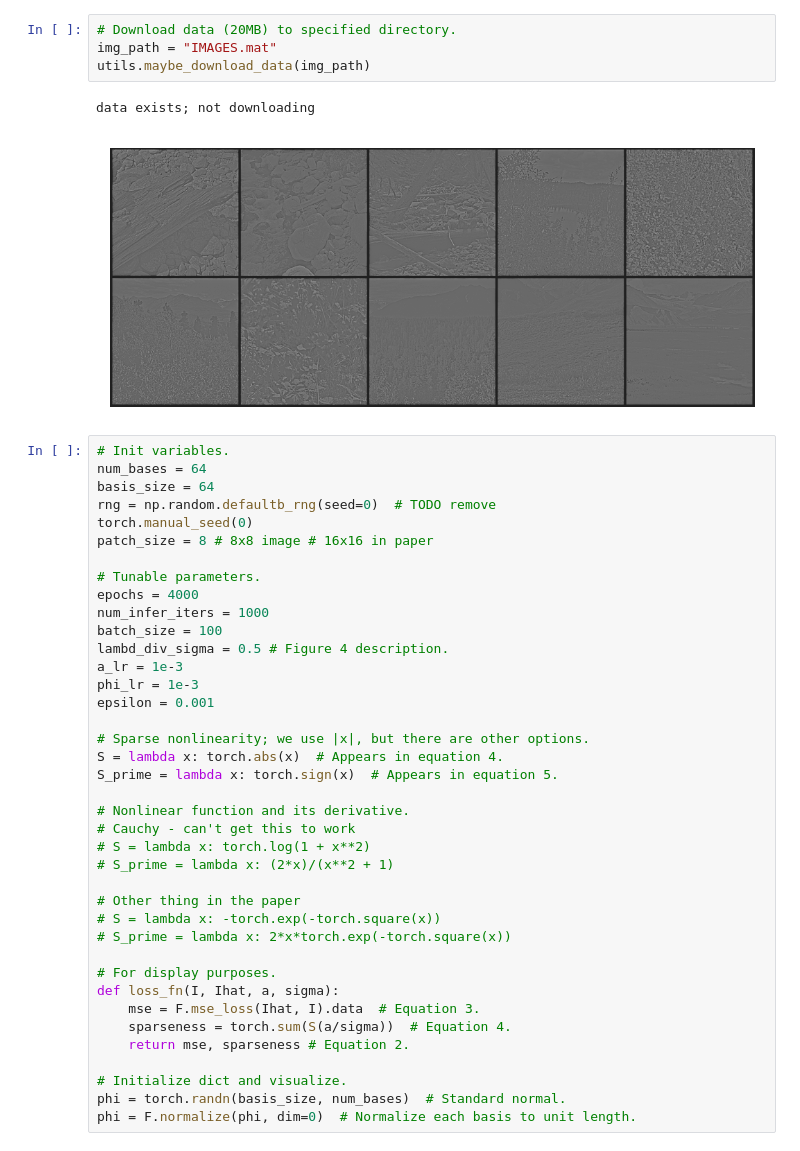
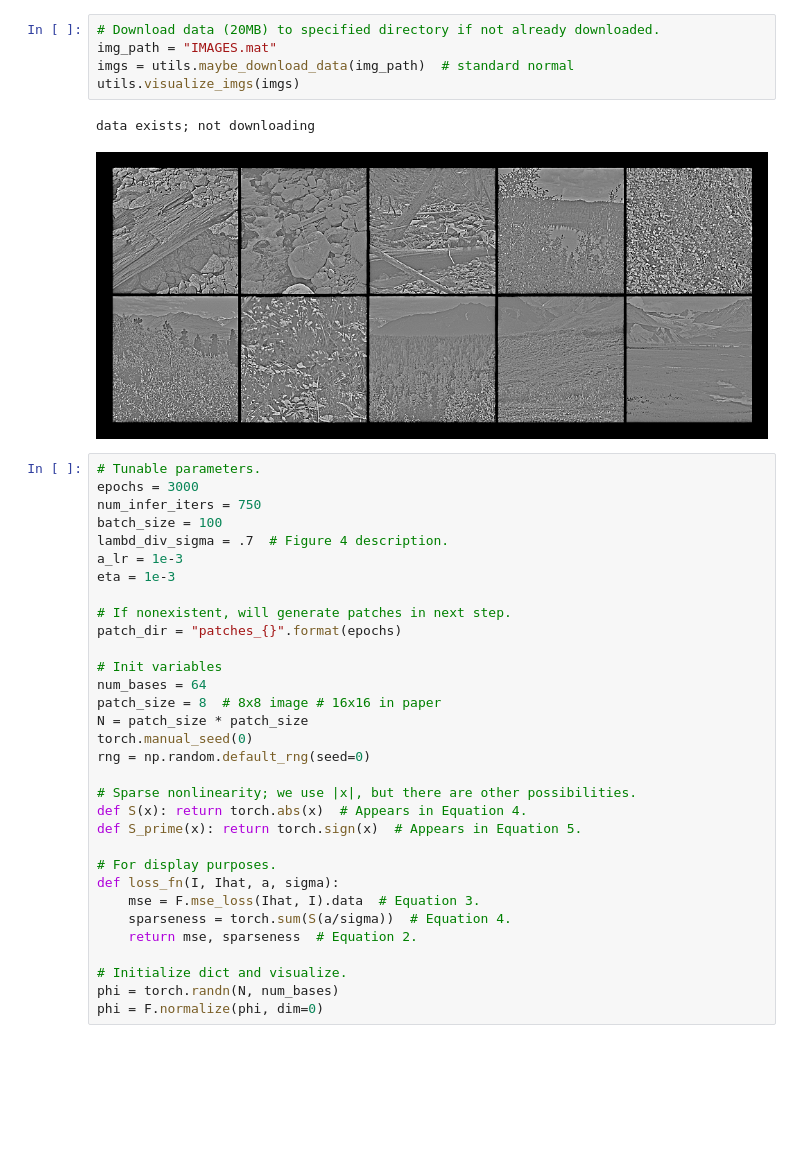
Before and after one commit to 9q9q/vanilla_sc, a Jupyter notebook: sparse_coding_demo.ipynb, the cells around one changed output. Saved outputs shown, nothing was run; the diff lists cells and outputs as text; blank space fills up the shorter version.

Commit message:
parameter fixes

```diff
--- a/sparse_coding_demo.ipynb
+++ b/sparse_coding_demo.ipynb
@@ -20,46 +16,40 @@ The autoreload extension is already loaded. To reload it, use:
 # %%
-# Download data (20MB) to specified directory.
+# Download data (20MB) to specified directory if not already downloaded.
 img_path = "IMAGES.mat"
-utils.maybe_download_data(img_path)
+imgs = utils.maybe_download_data(img_path)  # standard normal
+utils.visualize_imgs(imgs)
 # %% [output]
 data exists; not downloading
-[figure, old version]
+[figure, new version]
 # %%
-# Init variables.
+# Tunable parameters.
+epochs = 3000
+num_infer_iters = 750
+batch_size = 100
+lambd_div_sigma = .7  # Figure 4 description.
+a_lr = 1e-3
+eta = 1e-3
+
+# If nonexistent, will generate patches in next step.
+patch_dir = "patches_{}".format(epochs)
+
+# Init variables
 num_bases = 64
-basis_size = 64
-rng = np.random.defaultb_rng(seed=0)  # TODO remove
+patch_size = 8  # 8x8 image # 16x16 in paper
+N = patch_size * patch_size
 torch.manual_seed(0)
-patch_size = 8 # 8x8 image # 16x16 in paper
+rng = np.random.default_rng(seed=0)
 
-# Tunable parameters.
-epochs = 4000
-num_infer_iters = 1000
-batch_size = 100
-lambd_div_sigma = 0.5 # Figure 4 description.
-a_lr = 1e-3
-phi_lr = 1e-3
-epsilon = 0.001
-
-# Sparse nonlinearity; we use |x|, but there are other options.
-S = lambda x: torch.abs(x)  # Appears in equation 4.
-S_prime = lambda x: torch.sign(x)  # Appears in equation 5.
-
-# Nonlinear function and its derivative.
-# Cauchy - can't get this to work
-# S = lambda x: torch.log(1 + x**2)
-# S_prime = lambda x: (2*x)/(x**2 + 1)
-
-# Other thing in the paper
-# S = lambda x: -torch.exp(-torch.square(x))
-# S_prime = lambda x: 2*x*torch.exp(-torch.square(x))
+# Sparse nonlinearity; we use |x|, but there are other possibilities.
+def S(x): return torch.abs(x)  # Appears in Equation 4.
+def S_prime(x): return torch.sign(x)  # Appears in Equation 5.
 
 # For display purposes.
 def loss_fn(I, Ihat, a, sigma):
     mse = F.mse_loss(Ihat, I).data  # Equation 3.
     sparseness = torch.sum(S(a/sigma))  # Equation 4.
-    return mse, sparseness # Equation 2.
+    return mse, sparseness  # Equation 2.
 
 # Initialize dict and visualize.
-phi = torch.randn(basis_size, num_bases)  # Standard normal.
-phi = F.normalize(phi, dim=0)  # Normalize each basis to unit length.
+phi = torch.randn(N, num_bases)
+phi = F.normalize(phi, dim=0)
```
Also changed, not shown: parts of 7 cells of this notebook, 1 other file.
